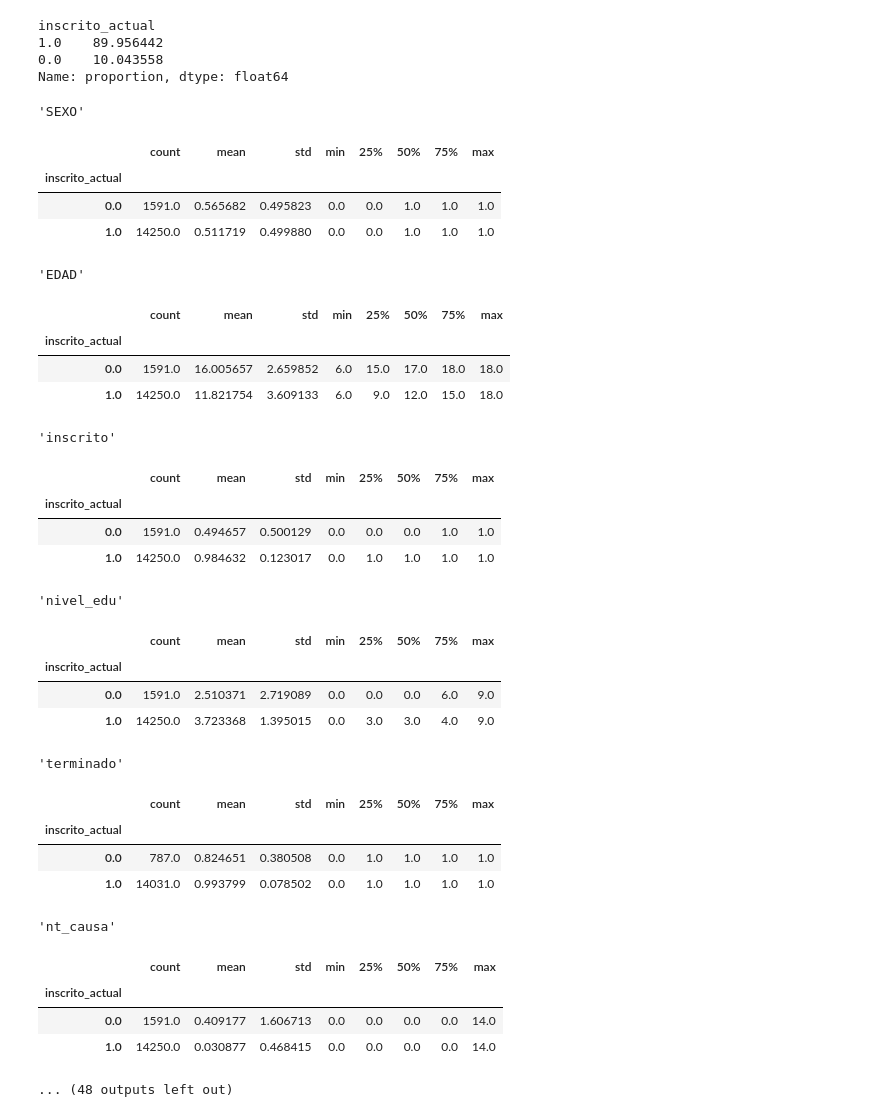
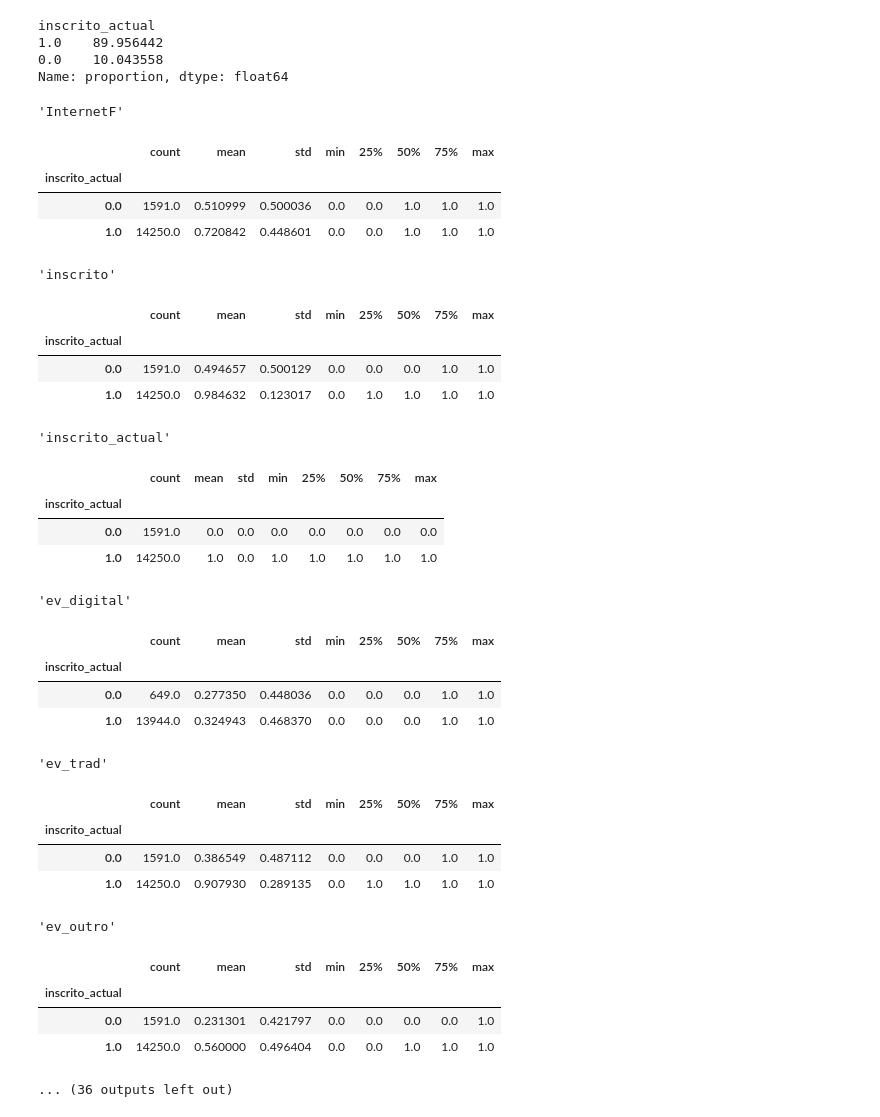
Before and after one commit to Artur-Mac/deep_analysis_of_school_dropout_in_mexico, a Jupyter notebook: notebooks/AED.ipynb, the cells around one changed output. Cells and saved outputs as stored; diff of their text form; code cells hidden in the pictures.

```diff
--- a/notebooks/AED.ipynb
+++ b/notebooks/AED.ipynb
@@ -5,17 +25,12 @@ df = pd.read_csv("../data/processed/df_res.csv")
 df_complete = pd.read_csv("../data/processed/df_cleaned.csv")
 # %%
 variable_types = {
-    'outAnal':[
-        'FACTOR_y',
-
-        ],
 
     'numeric_continuous': [
         'EDAD',
         't_horas',
         'q_hombres',
         'q_mujeres',
-
         'i_confidence_edu',
         'i_t_tec',
         'i_mental_h',
@@ -28,11 +43,11 @@ variable_types = {
         'InternetF',
         'inscrito',
         'inscrito_actual',
+        'ev_digital',
         'ev_trad',
         'ev_outro',
         'entr_cuidado',
         'apoio',
-        'ev_digital',
         'med_virtual',
         'med_presencial',
         'asesorias',
@@ -172,7 +187,7 @@ Correlação significativa entre EDAD e i_m_trad (p-valor = 0.0182)
 Correlação significativa entre i_t_tec e i_m_tech (p-valor = 0.0004)
 # %%
 import scipy.stats as stats
-important = ['inscrito_actual', 'ev_trad', 'ev_outro', 'apoio', 'asesorias', 'recursado', 'terminado'] + variable_types['categorical_encoded']
+important = variable_types['categorical_encoded']
 
 catImportant = df[important]
 
@@ -239,12 +240,13 @@ Significativo: i_m_tech e nins_causa (p-valor=0.000000)
 # %%
 from scipy.stats import chi2_contingency
-# Matriz para armazenar resultados
+
+
 cramers_matrix = pd.DataFrame(
     np.nan,
     index=important,
     columns=important
 )
-
+important += ['inscrito_actual', 'ev_trad', 'ev_outro', 'apoio', 'asesorias', 'recursado', 'terminado']
 np.fill_diagonal(cramers_matrix.values, 1.0)
 
 
@@ -302,39 +313,39 @@ inscrito_actual
 0.0    10.043558
 Name: proportion, dtype: float64
 # %%
-for i in df.columns:
+for i in geralcorr:
     table = df.groupby("inscrito_actual")[i]
     display(i)
     display(table.describe())
 # %% [output]
-'SEXO'
+'InternetF'
 |  | count | mean | std | min | 25% | 50% | 75% | max |
 | inscrito_actual |  |  |  |  |  |  |  |  |
-| 0.0 | 1591.0 | 0.565682 | 0.495823 | 0.0 | 0.0 | 1.0 | 1.0 | 1.0 |
-| 1.0 | 14250.0 | 0.511719 | 0.499880 | 0.0 | 0.0 | 1.0 | 1.0 | 1.0 |
+| 0.0 | 1591.0 | 0.510999 | 0.500036 | 0.0 | 0.0 | 1.0 | 1.0 | 1.0 |
+| 1.0 | 14250.0 | 0.720842 | 0.448601 | 0.0 | 0.0 | 1.0 | 1.0 | 1.0 |
-'EDAD'
+'inscrito'
 |  | count | mean | std | min | 25% | 50% | 75% | max |
 | inscrito_actual |  |  |  |  |  |  |  |  |
-| 0.0 | 1591.0 | 16.005657 | 2.659852 | 6.0 | 15.0 | 17.0 | 18.0 | 18.0 |
-| 1.0 | 14250.0 | 11.821754 | 3.609133 | 6.0 | 9.0 | 12.0 | 15.0 | 18.0 |
+| 0.0 | 1591.0 | 0.494657 | 0.500129 | 0.0 | 0.0 | 0.0 | 1.0 | 1.0 |
+| 1.0 | 14250.0 | 0.984632 | 0.123017 | 0.0 | 1.0 | 1.0 | 1.0 | 1.0 |
-'inscrito'
+'inscrito_actual'
 |  | count | mean | std | min | 25% | 50% | 75% | max |
 | inscrito_actual |  |  |  |  |  |  |  |  |
-| 0.0 | 1591.0 | 0.494657 | 0.500129 | 0.0 | 0.0 | 0.0 | 1.0 | 1.0 |
-| 1.0 | 14250.0 | 0.984632 | 0.123017 | 0.0 | 1.0 | 1.0 | 1.0 | 1.0 |
+| 0.0 | 1591.0 | 0.0 | 0.0 | 0.0 | 0.0 | 0.0 | 0.0 | 0.0 |
+| 1.0 | 14250.0 | 1.0 | 0.0 | 1.0 | 1.0 | 1.0 | 1.0 | 1.0 |
-'nivel_edu'
+'ev_digital'
 |  | count | mean | std | min | 25% | 50% | 75% | max |
 | inscrito_actual |  |  |  |  |  |  |  |  |
-| 0.0 | 1591.0 | 2.510371 | 2.719089 | 0.0 | 0.0 | 0.0 | 6.0 | 9.0 |
-| 1.0 | 14250.0 | 3.723368 | 1.395015 | 0.0 | 3.0 | 3.0 | 4.0 | 9.0 |
+| 0.0 | 649.0 | 0.277350 | 0.448036 | 0.0 | 0.0 | 0.0 | 1.0 | 1.0 |
+| 1.0 | 13944.0 | 0.324943 | 0.468370 | 0.0 | 0.0 | 0.0 | 1.0 | 1.0 |
-'terminado'
+'ev_trad'
 |  | count | mean | std | min | 25% | 50% | 75% | max |
 | inscrito_actual |  |  |  |  |  |  |  |  |
-| 0.0 | 787.0 | 0.824651 | 0.380508 | 0.0 | 1.0 | 1.0 | 1.0 | 1.0 |
-| 1.0 | 14031.0 | 0.993799 | 0.078502 | 0.0 | 1.0 | 1.0 | 1.0 | 1.0 |
+| 0.0 | 1591.0 | 0.386549 | 0.487112 | 0.0 | 0.0 | 0.0 | 1.0 | 1.0 |
+| 1.0 | 14250.0 | 0.907930 | 0.289135 | 0.0 | 1.0 | 1.0 | 1.0 | 1.0 |
-'nt_causa'
+'ev_outro'
 |  | count | mean | std | min | 25% | 50% | 75% | max |
 | inscrito_actual |  |  |  |  |  |  |  |  |
-| 0.0 | 1591.0 | 0.409177 | 1.606713 | 0.0 | 0.0 | 0.0 | 0.0 | 14.0 |
-| 1.0 | 14250.0 | 0.030877 | 0.468415 | 0.0 | 0.0 | 0.0 | 0.0 | 14.0 |
+| 0.0 | 1591.0 | 0.231301 | 0.421797 | 0.0 | 0.0 | 0.0 | 0.0 | 1.0 |
+| 1.0 | 14250.0 | 0.560000 | 0.496404 | 0.0 | 0.0 | 1.0 | 1.0 | 1.0 |
-... (48 outputs left out)
+... (36 outputs left out)
```
Also changed, not shown: parts of 8 cells of this notebook, 3 other files.
